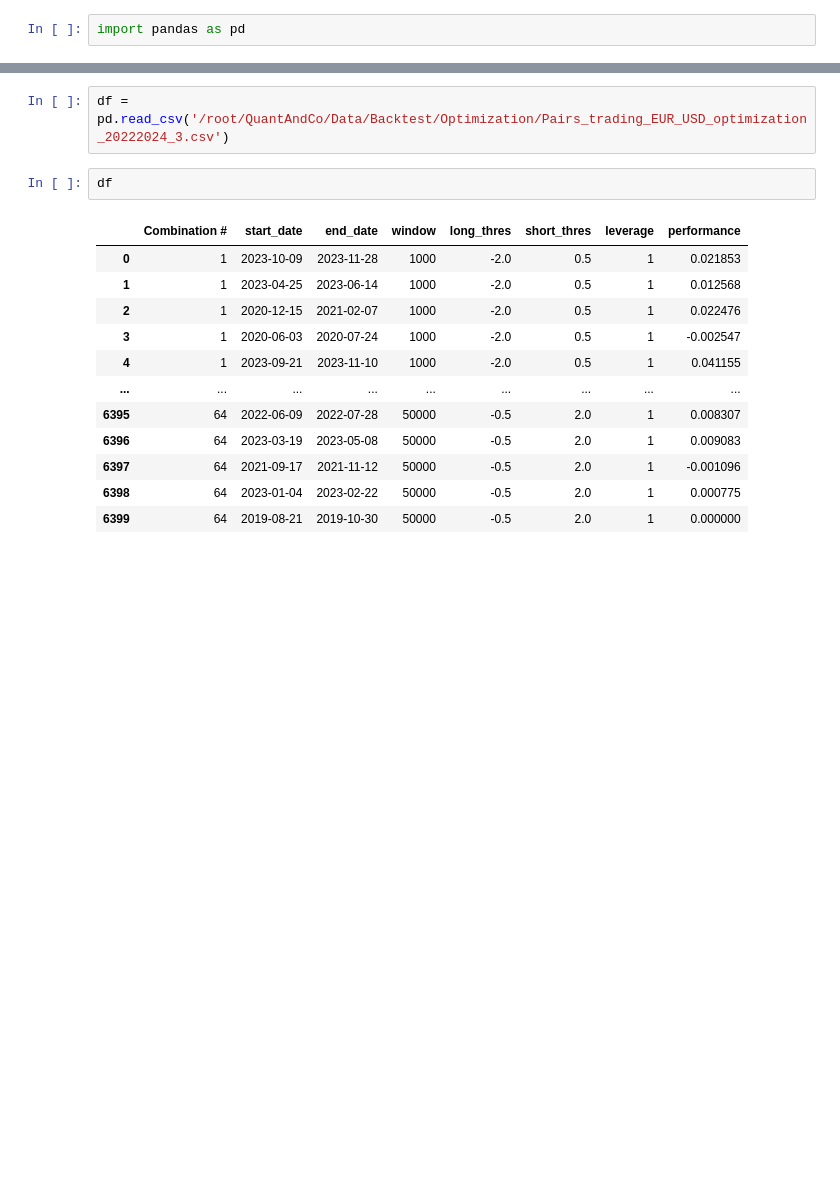
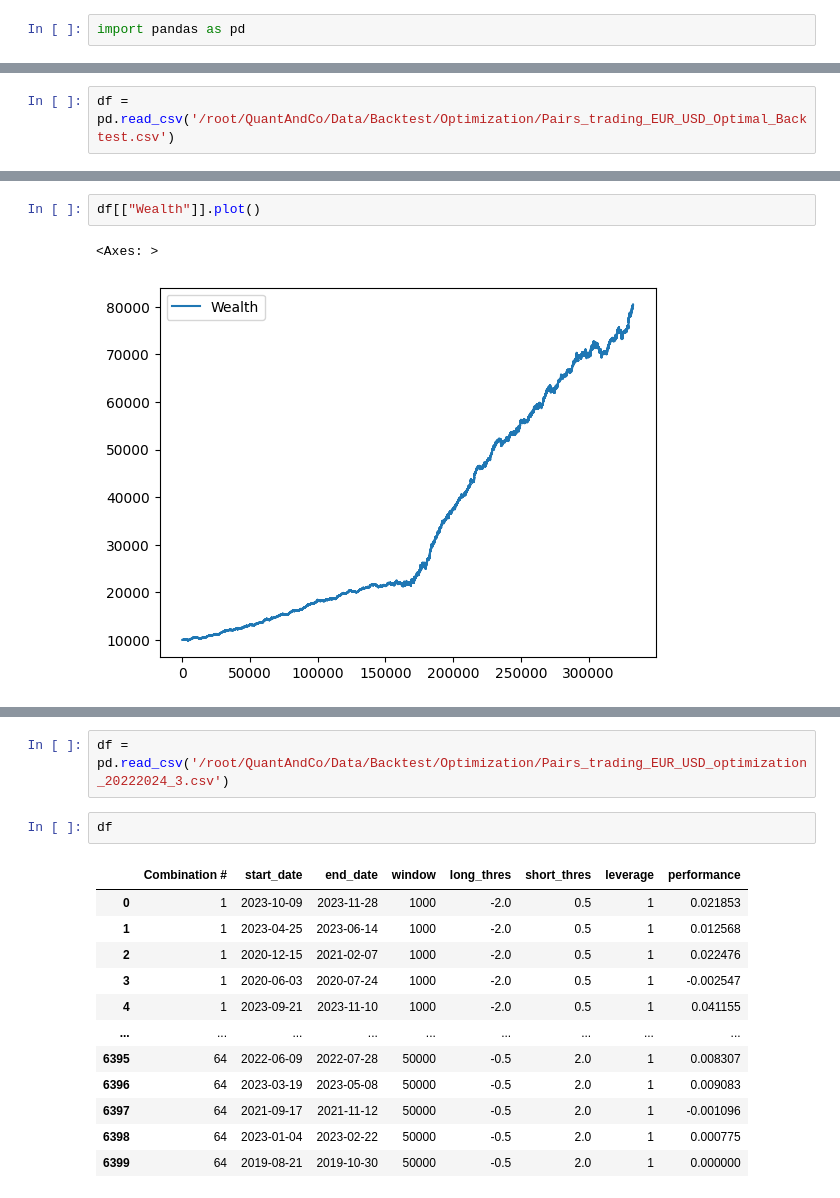
Before and after one commit to vtroude/QuantAndCo, a Jupyter notebook: Research/test.ipynb, the cells around one changed output, grey strips where cells are left out. Drawn from its saved outputs; the diff is of its cells as text; blank space fills up the shorter version.

Commit message:
improved backtesting

```diff
--- a/Research/test.ipynb
+++ b/Research/test.ipynb
@@ -2,0 +44,2 @@ import pandas as pd
+# %%
+df = pd.read_csv('/root/QuantAndCo/Data/Backtest/Optimization/Pairs_trading_EUR_USD_Optimal_Backtest.csv')
@@ -2,0 +62,5 @@ import pandas as pd
+# %%
+df[["Wealth"]].plot()
+# %% [output]
+<Axes: >
+[figure, added]
```
Also changed, not shown: parts of 19 cells of this notebook, 9 other files.
